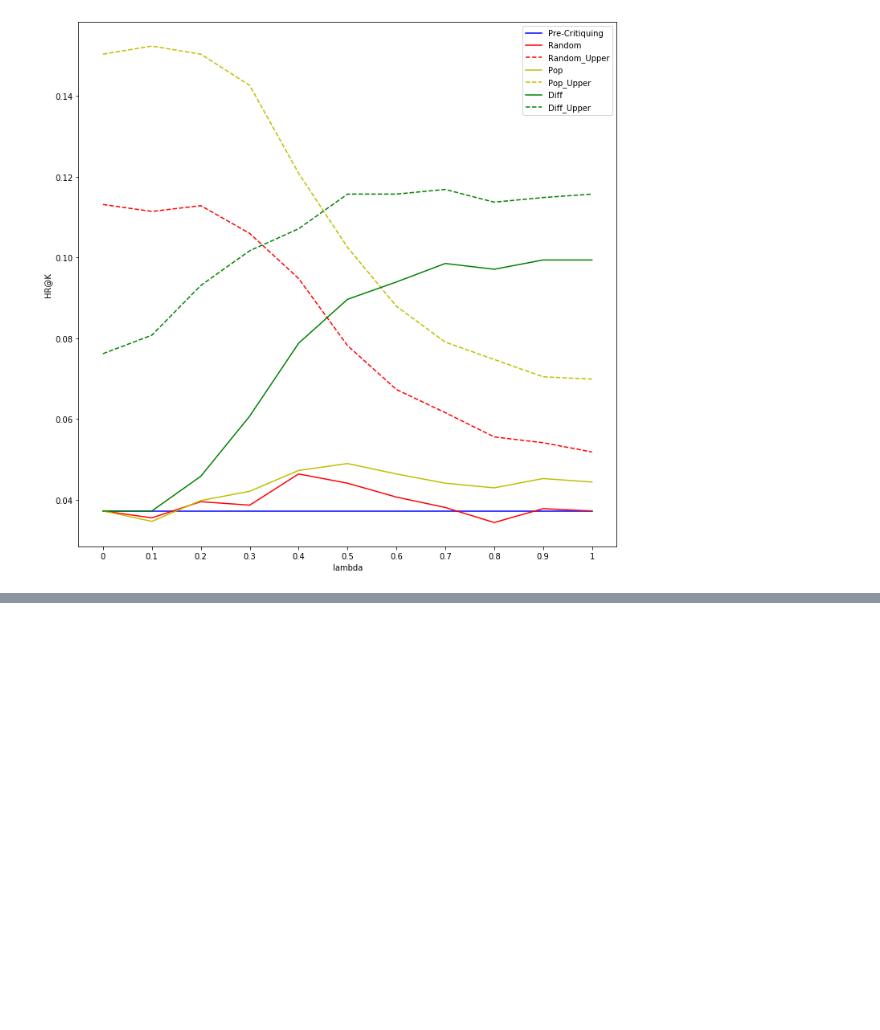
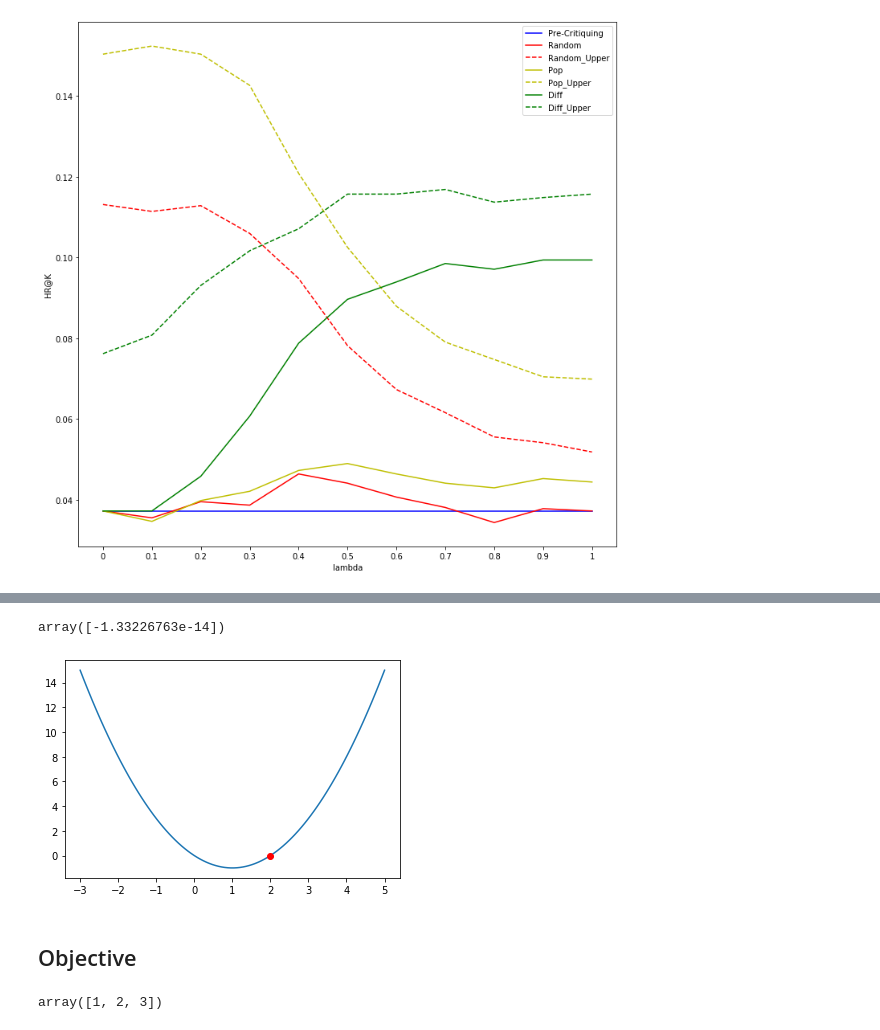
Before and after one commit to litosly/thesis, a Jupyter notebook: Critiques Draft/Single Step Critiquing Experiment.ipynb, the cells around one changed output, grey strips where cells are left out. Cells and saved outputs as stored; diff of their text form; code cells hidden in the pictures; blank space fills up the shorter version.

```diff
--- a/Critiques Draft/Single Step Critiquing Experiment.ipynb
+++ b/Critiques Draft/Single Step Critiquing Experiment.ipynb
@@ -1803,0 +1826,11 @@ def plot_hr_performance():
+# %%
+objective(results.x)
+# %% [output]
+array([-1.33226763e-14])
+# %%
+x = np.linspace(-3,5,100)
+plt.plot(x,objective(x))
+plt.plot(results.x,objective(results.x),'ro')
+plt.show()
+# %% [output]
+[figure, added]
@@ -1803,0 +1880,2 @@ def plot_hr_performance():
+# %% [markdown]
+## Objective
@@ -1803,0 +1898,5 @@ def plot_hr_performance():
+# %%
+a = np.array([-1,2,-3])
+abs(a)
+# %% [output]
+array([1, 2, 3])
```
Also changed, not shown: parts of 43 cells of this notebook, 3 other files.
